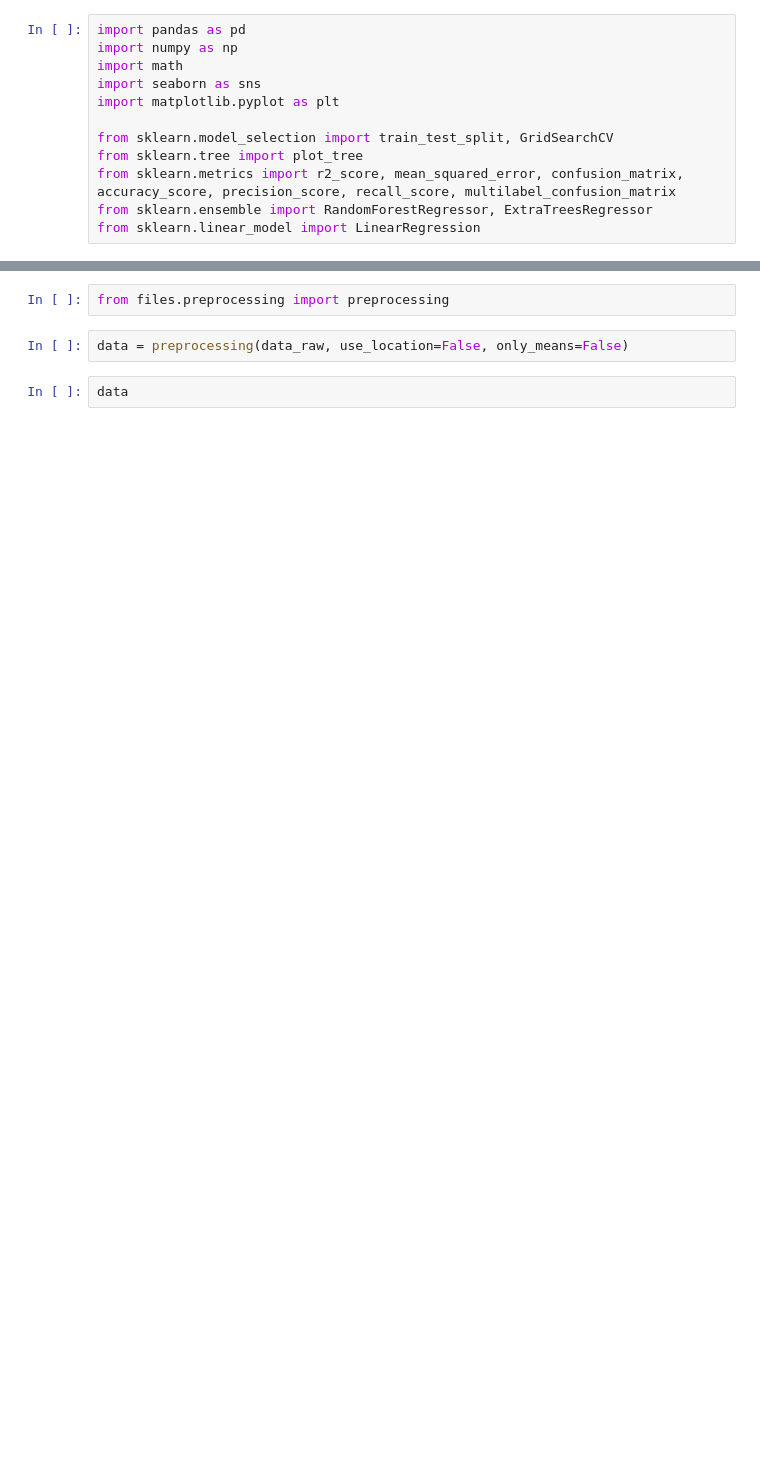
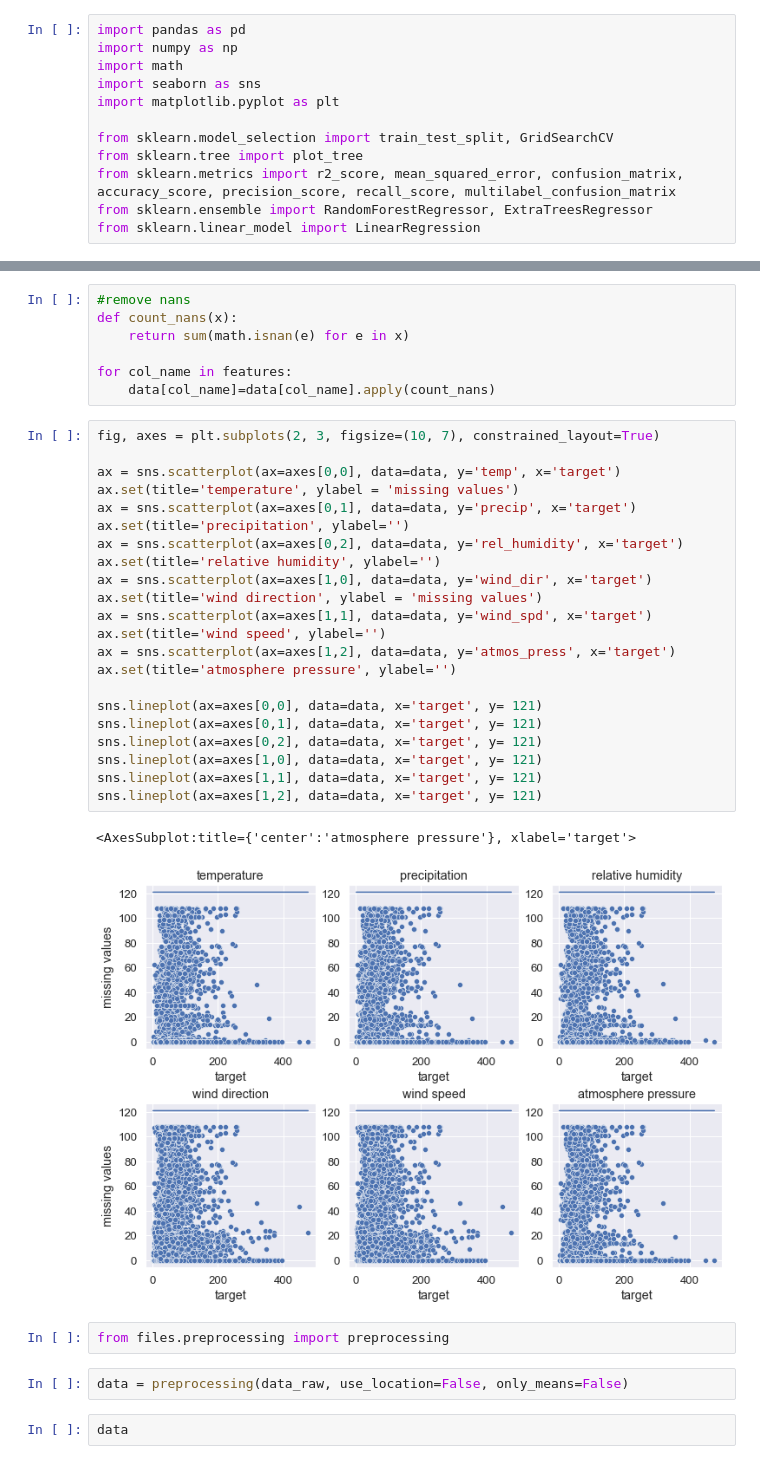
Before and after one commit to Jerwin87/ML-Project-1, a Jupyter notebook: Notebooks/EDA1.ipynb, the cells around one changed output, grey strips where cells are left out. Drawn from its saved outputs; the diff is of its cells as text; blank space fills up the shorter version.

```diff
--- a/Notebooks/EDA1.ipynb
+++ b/Notebooks/EDA1.ipynb
@@ -15,3 +48,35 @@ data_raw=pd.read_csv("./data/Train.csv")
+# %%
+#remove nans
+def count_nans(x):
+    return sum(math.isnan(e) for e in x)
+
+for col_name in features:
+    data[col_name]=data[col_name].apply(count_nans)
+# %%
+fig, axes = plt.subplots(2, 3, figsize=(10, 7), constrained_layout=True)
+
+ax = sns.scatterplot(ax=axes[0,0], data=data, y='temp', x='target')
+ax.set(title='temperature', ylabel = 'missing values')
+ax = sns.scatterplot(ax=axes[0,1], data=data, y='precip', x='target')
+ax.set(title='precipitation', ylabel='')
+ax = sns.scatterplot(ax=axes[0,2], data=data, y='rel_humidity', x='target')
+ax.set(title='relative humidity', ylabel='')
+ax = sns.scatterplot(ax=axes[1,0], data=data, y='wind_dir', x='target')
+ax.set(title='wind direction', ylabel = 'missing values')
+ax = sns.scatterplot(ax=axes[1,1], data=data, y='wind_spd', x='target')
+ax.set(title='wind speed', ylabel='')
+ax = sns.scatterplot(ax=axes[1,2], data=data, y='atmos_press', x='target')
+ax.set(title='atmosphere pressure', ylabel='')
+
+sns.lineplot(ax=axes[0,0], data=data, x='target', y= 121)
+sns.lineplot(ax=axes[0,1], data=data, x='target', y= 121)
+sns.lineplot(ax=axes[0,2], data=data, x='target', y= 121)
+sns.lineplot(ax=axes[1,0], data=data, x='target', y= 121)
+sns.lineplot(ax=axes[1,1], data=data, x='target', y= 121)
+sns.lineplot(ax=axes[1,2], data=data, x='target', y= 121)
+# %% [output]
+<AxesSubplot:title={'center':'atmosphere pressure'}, xlabel='target'>
+[figure, added]
 # %%
 from files.preprocessing import preprocessing
 # %%
```
Also changed, not shown: parts of 7 cells of this notebook.
